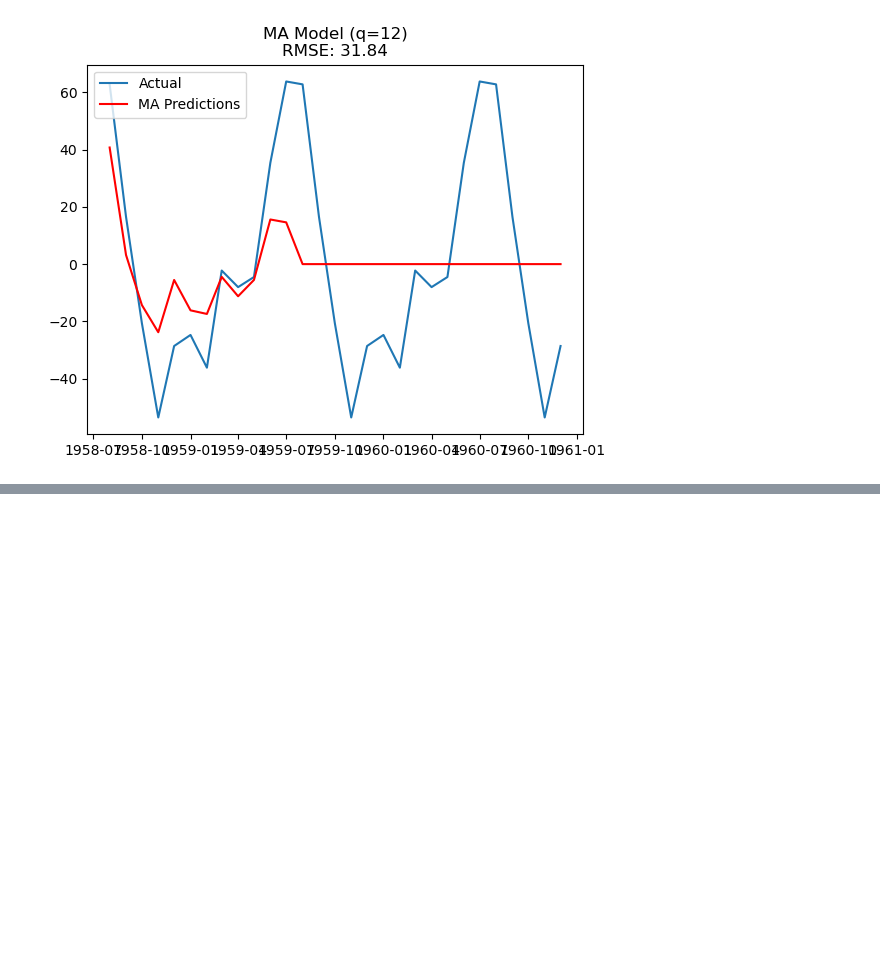
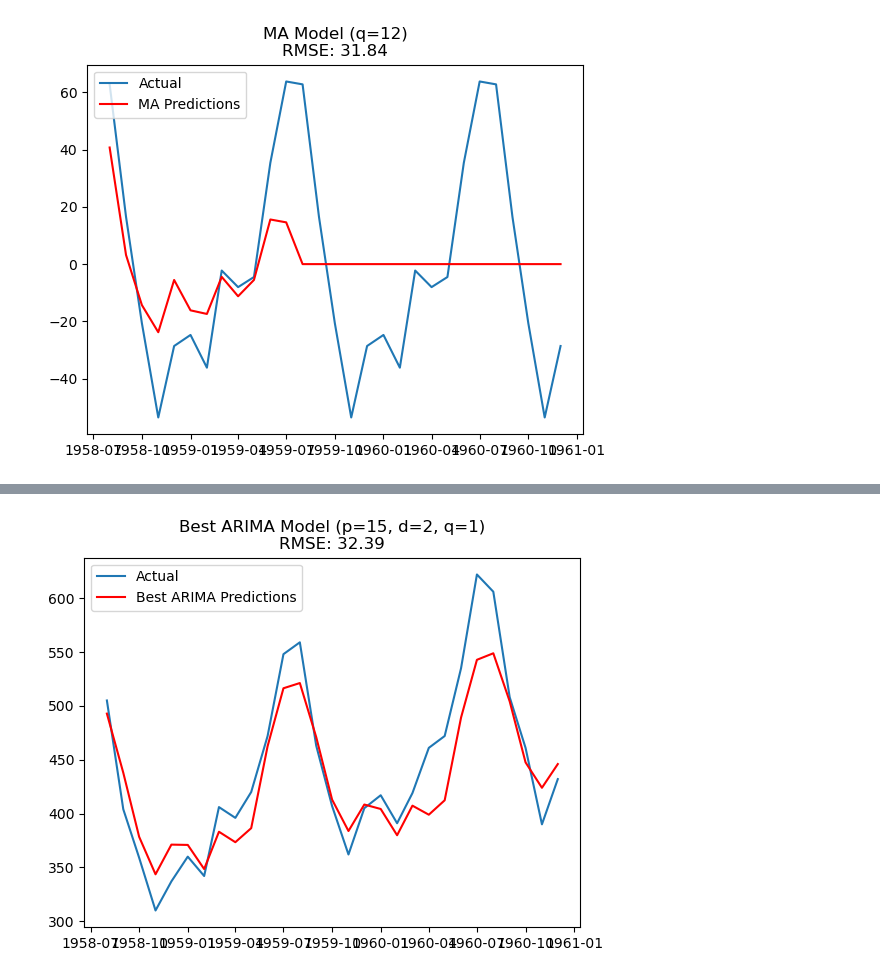
Before and after one commit to mcachosoblechero/time-series-examples, a Jupyter notebook: 3-time-series-statistical-models.ipynb, the cells around one changed output, grey strips where cells are left out. Cells and saved outputs as stored; diff of their text form; code cells hidden in the pictures; blank space fills up the shorter version.

```diff
--- a/3-time-series-statistical-models.ipynb
+++ b/3-time-series-statistical-models.ipynb
@@ -222,0 +299,10 @@ run_MA_analysis(train_data=season_train_data, test_data=season_test_data, q=12)
+# %%
+run_auto_ARIMA_analysis(
+    train_data=train_data,
+    test_data=test_data,
+    p_range=range(6,24),
+    d_range=range(0,3),
+    q_range=range(0,2)
+    )
+# %% [output]
+[figure, added]
```
Also changed, not shown: parts of 11 cells of this notebook.
